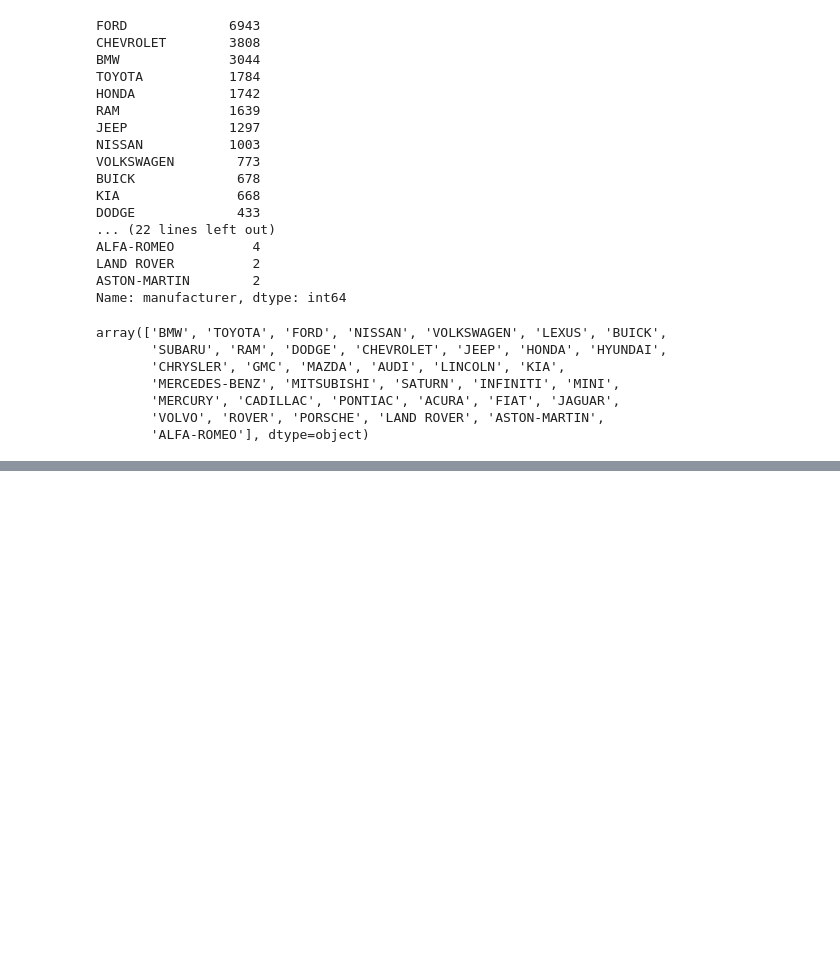
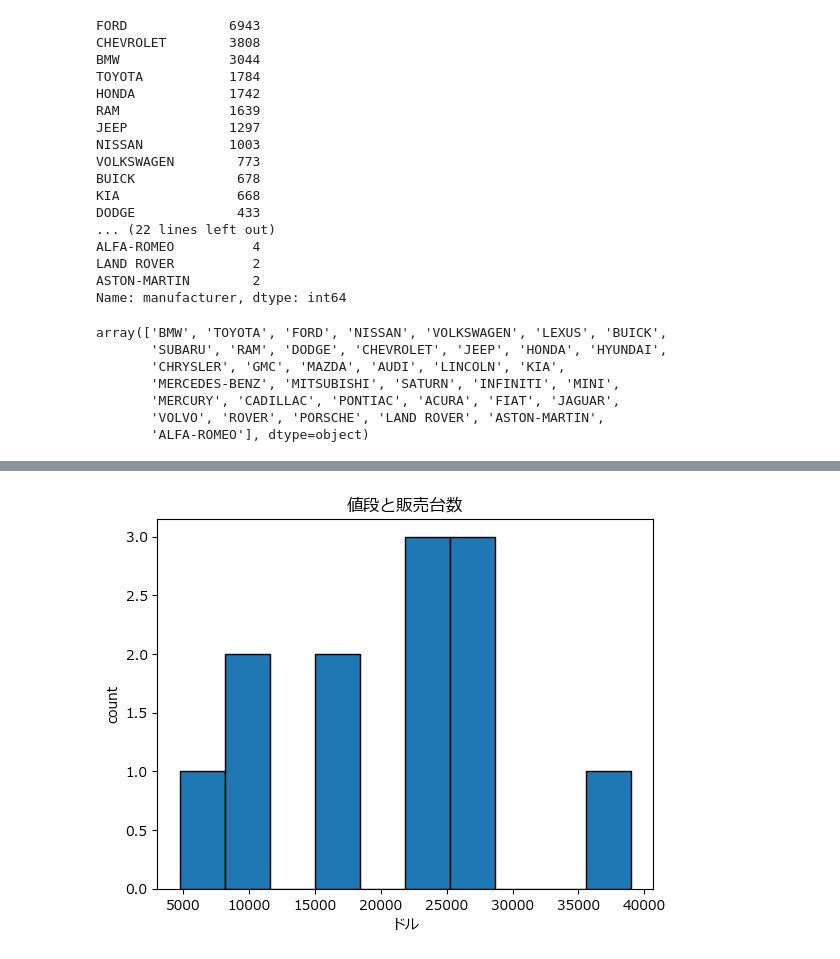
Before and after one commit to Nakakura-Sho/signate_student_cup, a Jupyter notebook: eda.ipynb, the cells around one changed output, grey strips where cells are left out. Saved outputs shown, nothing was run; the diff lists cells and outputs as text; code cells hidden in the pictures; blank space fills up the shorter version.

```diff
--- a/eda.ipynb
+++ b/eda.ipynb
@@ -150,0 +196,4 @@ array(['BMW', 'TOYOTA', 'FORD', 'NISSAN', 'VOLKSWAGEN', 'LEXUS', 'BUICK',
+# %%
+des("PORSCHE")
+# %% [output]
+[figure, added]
```
Also changed, not shown: parts of 44 cells of this notebook.
